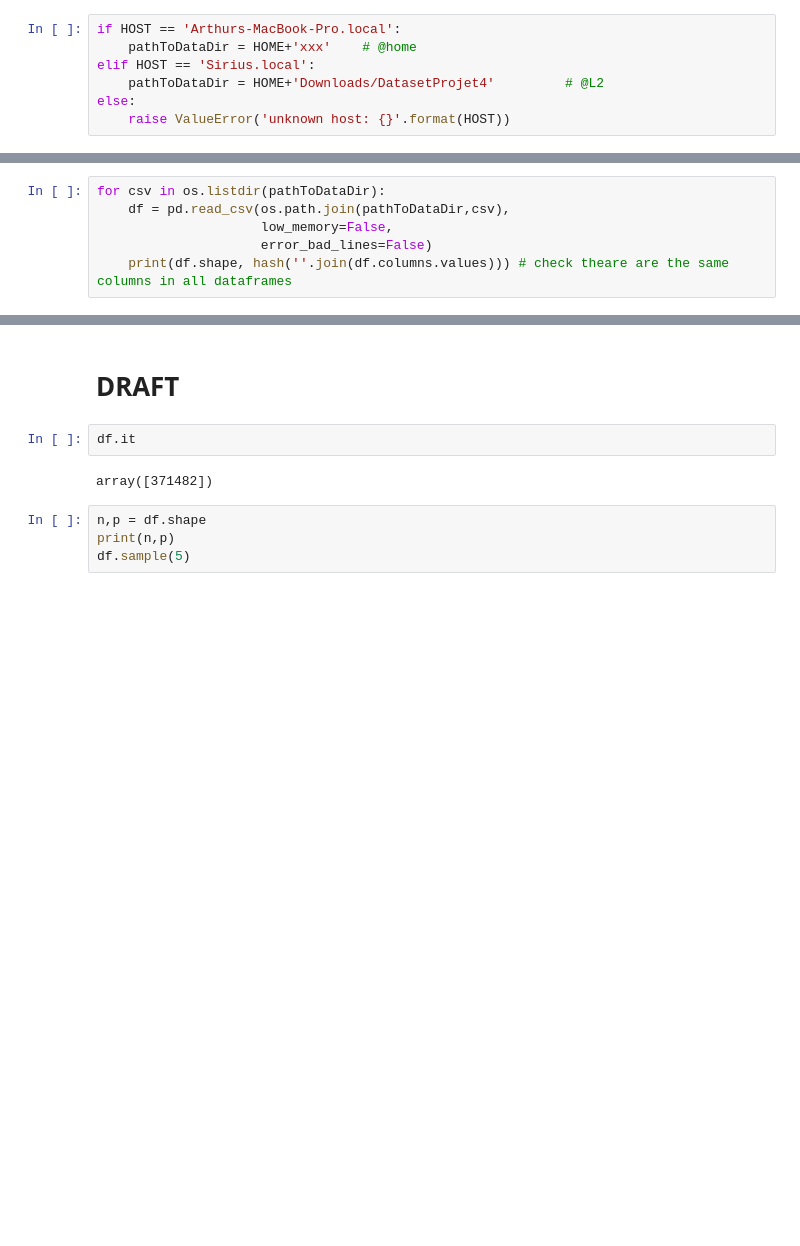
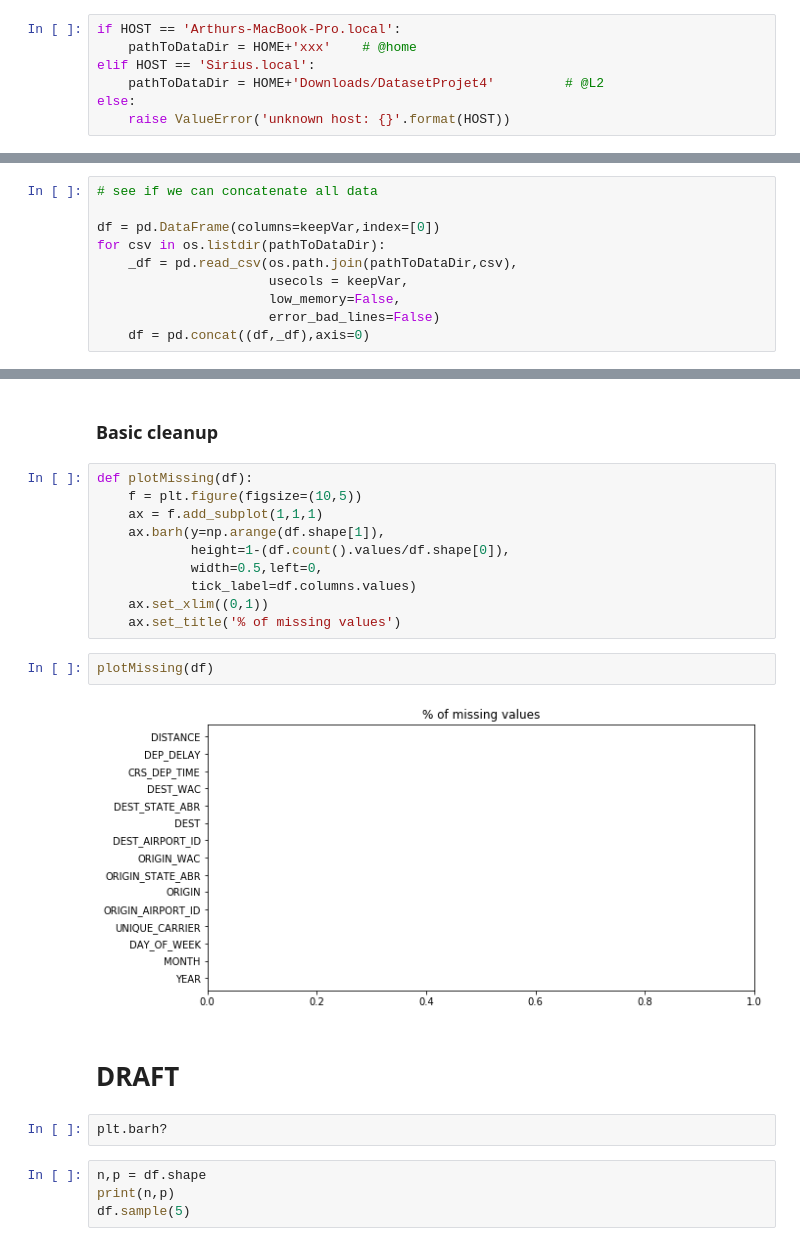
Before and after one commit to 0-tree/OCDataSciencePath, a Jupyter notebook: Project4/dev_dataCleaning.ipynb, the cells around one changed output, grey strips where cells are left out. Cells and saved outputs as stored; diff of their text form; blank space fills up the shorter version.

```diff
--- a/Project4/dev_dataCleaning.ipynb
+++ b/Project4/dev_dataCleaning.ipynb
@@ -28,6 +56,10 @@ else:
 # %%
+# see if we can concatenate all data
+
+df = pd.DataFrame(columns=keepVar,index=[0])
 for csv in os.listdir(pathToDataDir):
-    df = pd.read_csv(os.path.join(pathToDataDir,csv),
-                     low_memory=False,
-                     error_bad_lines=False)
-    print(df.shape, hash(''.join(df.columns.values))) # check theare are the same columns in all dataframes
+    _df = pd.read_csv(os.path.join(pathToDataDir,csv),
+                      usecols = keepVar,
+                      low_memory=False,
+                      error_bad_lines=False)
+    df = pd.concat((df,_df),axis=0)
@@ -82,9 +77,23 @@ for i,r in df.iloc[i,:].iteritems():
+# %% [markdown]
+### Basic cleanup
+# %%
+def plotMissing(df):
+    f = plt.figure(figsize=(10,5))
+    ax = f.add_subplot(1,1,1)
+    ax.barh(y=np.arange(df.shape[1]),
+            height=1-(df.count().values/df.shape[0]),
+            width=0.5,left=0,
+            tick_label=df.columns.values)
+    ax.set_xlim((0,1))
+    ax.set_title('% of missing values')
+# %%
+plotMissing(df)
+# %% [output]
+[figure, added]
 # %% [markdown]
 # DRAFT
-# %%
-df.it
-# %% [output]
-array([371482])
+# %%
+plt.barh?
 # %%
 n,p = df.shape
 print(n,p)
```
Also changed, not shown: parts of 7 cells of this notebook.
